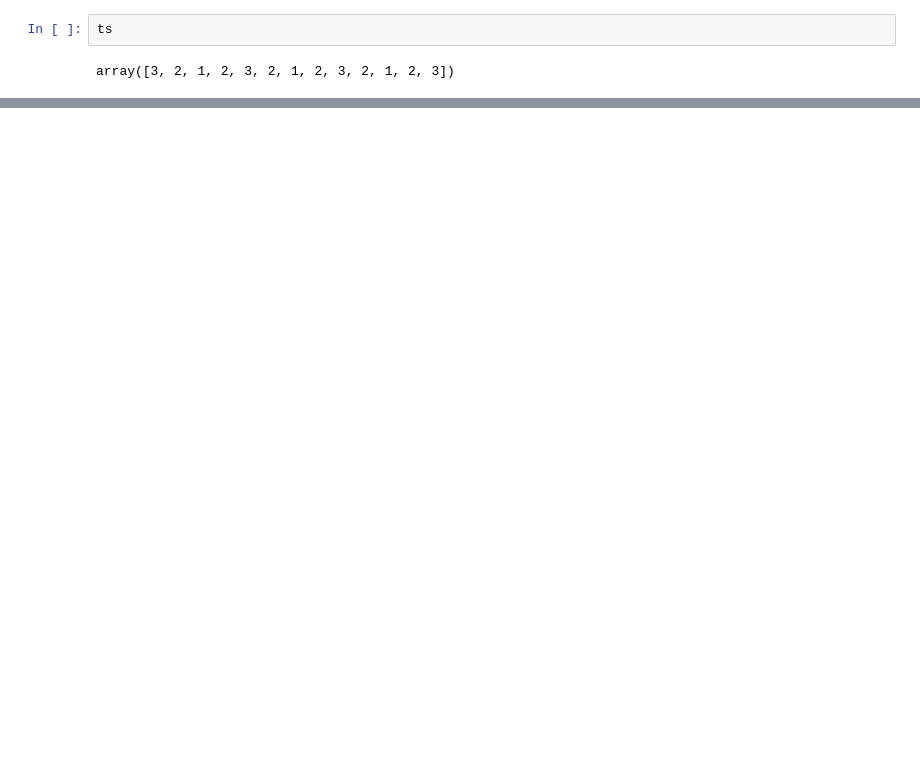
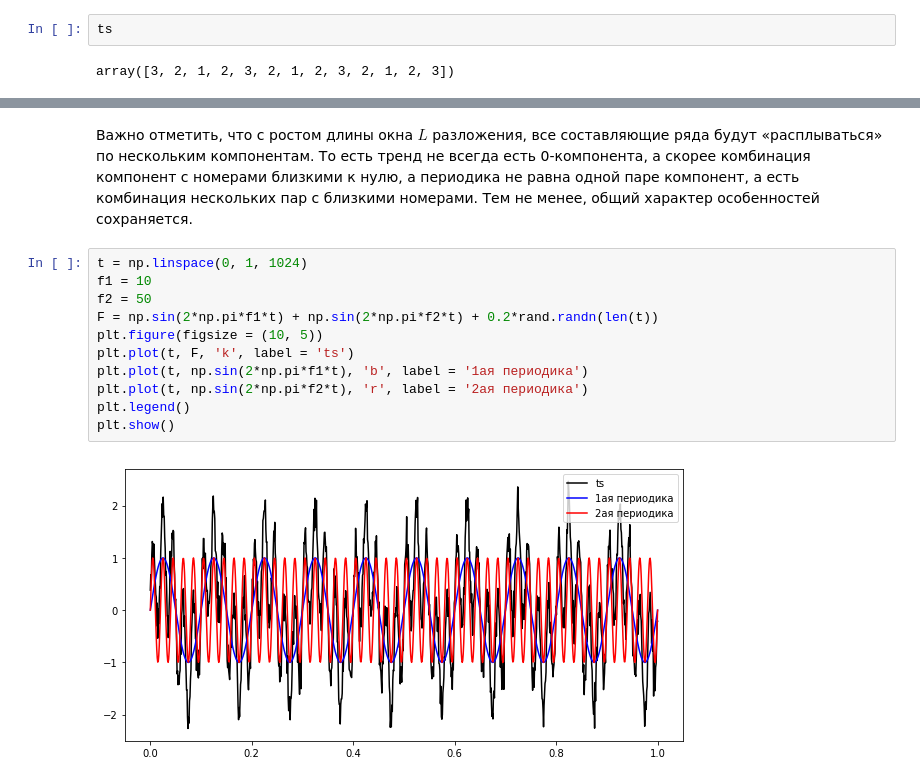
Before and after one commit to euloo/time-series, a Jupyter notebook: 5-timeSeries.ipynb, the cells around one changed output, grey strips where cells are left out. Drawn from its saved outputs; the diff is of its cells as text; blank space fills up the shorter version.

```diff
--- a/5-timeSeries.ipynb
+++ b/5-timeSeries.ipynb
@@ -133,0 +219,20 @@ wtf
+# %% [markdown]
+Важно отметить, что с ростом длины окна $L$ разложения, все
+составляющие ряда будут «расплываться» по нескольким
+компонентам. То есть тренд не всегда есть 0-компонента, а скорее
+комбинация компонент с номерами близкими к нулю, а периодика не
+равна одной паре компонент, а есть комбинация нескольких пар с
+близкими номерами. Тем не менее, общий характер особенностей сохраняется.
+# %%
+t = np.linspace(0, 1, 1024)
+f1 = 10
+f2 = 50
+F = np.sin(2*np.pi*f1*t) + np.sin(2*np.pi*f2*t) + 0.2*rand.randn(len(t))
+plt.figure(figsize = (10, 5))
+plt.plot(t, F, 'k', label = 'ts')
+plt.plot(t, np.sin(2*np.pi*f1*t), 'b', label = '1ая периодика')
+plt.plot(t, np.sin(2*np.pi*f2*t), 'r', label = '2ая периодика')
+plt.legend()
+plt.show()
+# %% [output]
+[figure, added]
```
Also changed, not shown: parts of 26 cells of this notebook.
